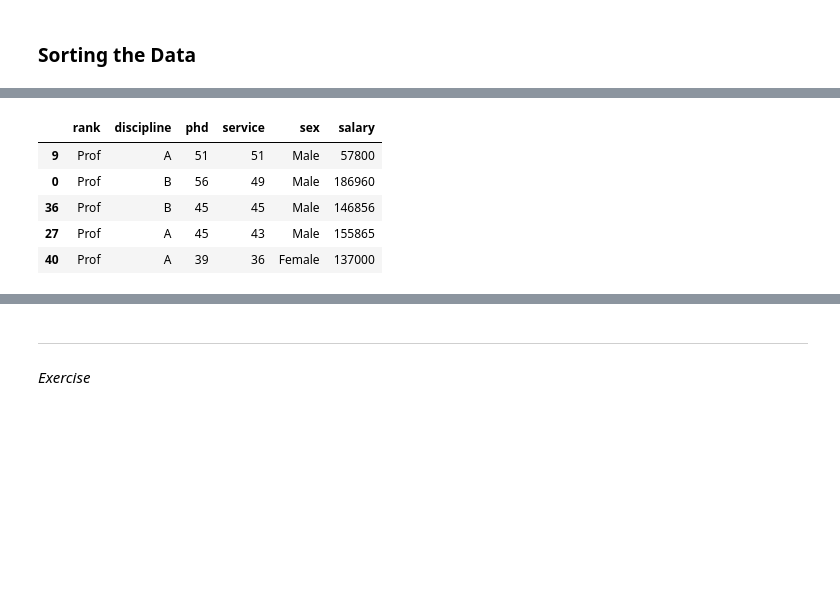
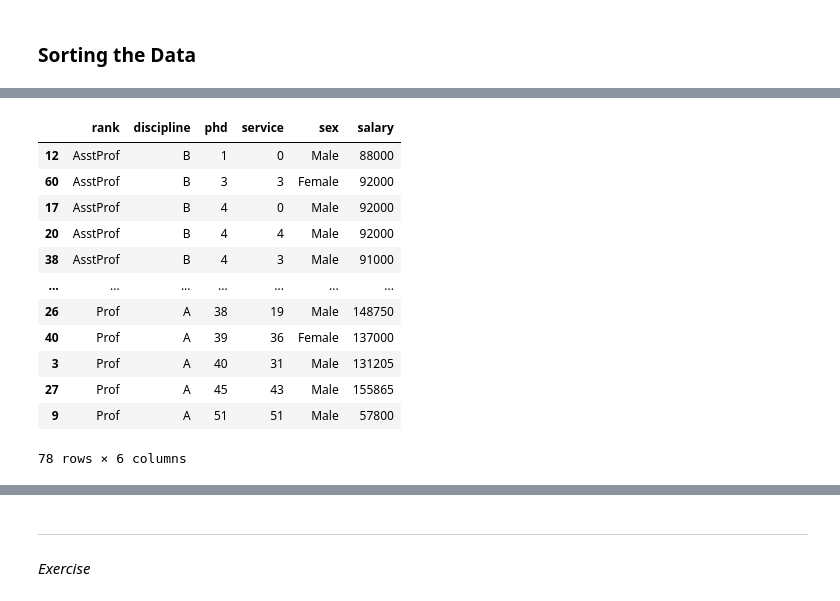
Before and after one commit to A905322/introduccion-a-python, a Jupyter notebook: class/MODULE_2-Work_with_data/02.03_dataScience-pandas.ipynb, the cells around one changed output, grey strips where cells are left out. Cells and saved outputs as stored; diff of their text form; code cells hidden in the pictures; blank space fills up the shorter version.

```diff
--- a/class/MODULE_2-Work_with_data/02.03_dataScience-pandas.ipynb
+++ b/class/MODULE_2-Work_with_data/02.03_dataScience-pandas.ipynb
@@ -461,11 +426,20 @@ pandas.core.frame.DataFrame
 # %%
 #Sort the data frame by yrs.service and overwrite the original dataset
+df.sort_values(["discipline","phd"], ascending=[False, True], inplace=True) #El inplace true nos cambia el df original
+df
 # %% [output]
 |  | rank | discipline | phd | service | sex | salary |
+| 12 | AsstProf | B | 1 | 0 | Male | 88000 |
+| 60 | AsstProf | B | 3 | 3 | Female | 92000 |
+| 17 | AsstProf | B | 4 | 0 | Male | 92000 |
+| 20 | AsstProf | B | 4 | 4 | Male | 92000 |
+| 38 | AsstProf | B | 4 | 3 | Male | 91000 |
+| ... | ... | ... | ... | ... | ... | ... |
+| 26 | Prof | A | 38 | 19 | Male | 148750 |
+| 40 | Prof | A | 39 | 36 | Female | 137000 |
+| 3 | Prof | A | 40 | 31 | Male | 131205 |
+| 27 | Prof | A | 45 | 43 | Male | 155865 |
 | 9 | Prof | A | 51 | 51 | Male | 57800 |
-| 0 | Prof | B | 56 | 49 | Male | 186960 |
-| 36 | Prof | B | 45 | 45 | Male | 146856 |
-| 27 | Prof | A | 45 | 43 | Male | 155865 |
-| 40 | Prof | A | 39 | 36 | Female | 137000 |
+78 rows × 6 columns
 # %%
 # Restore the original order (by sorting using index)
```
Also changed, not shown: parts of 37 cells of this notebook.
